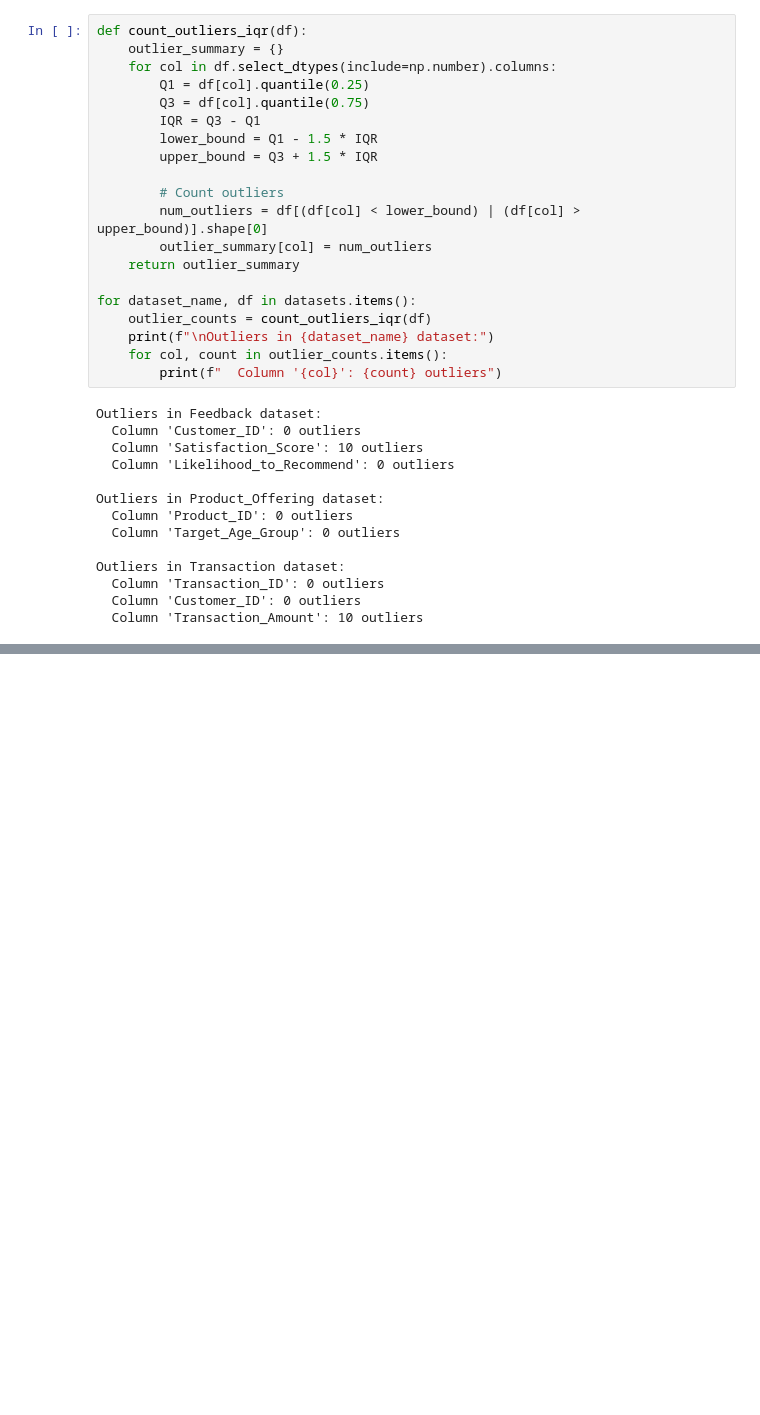
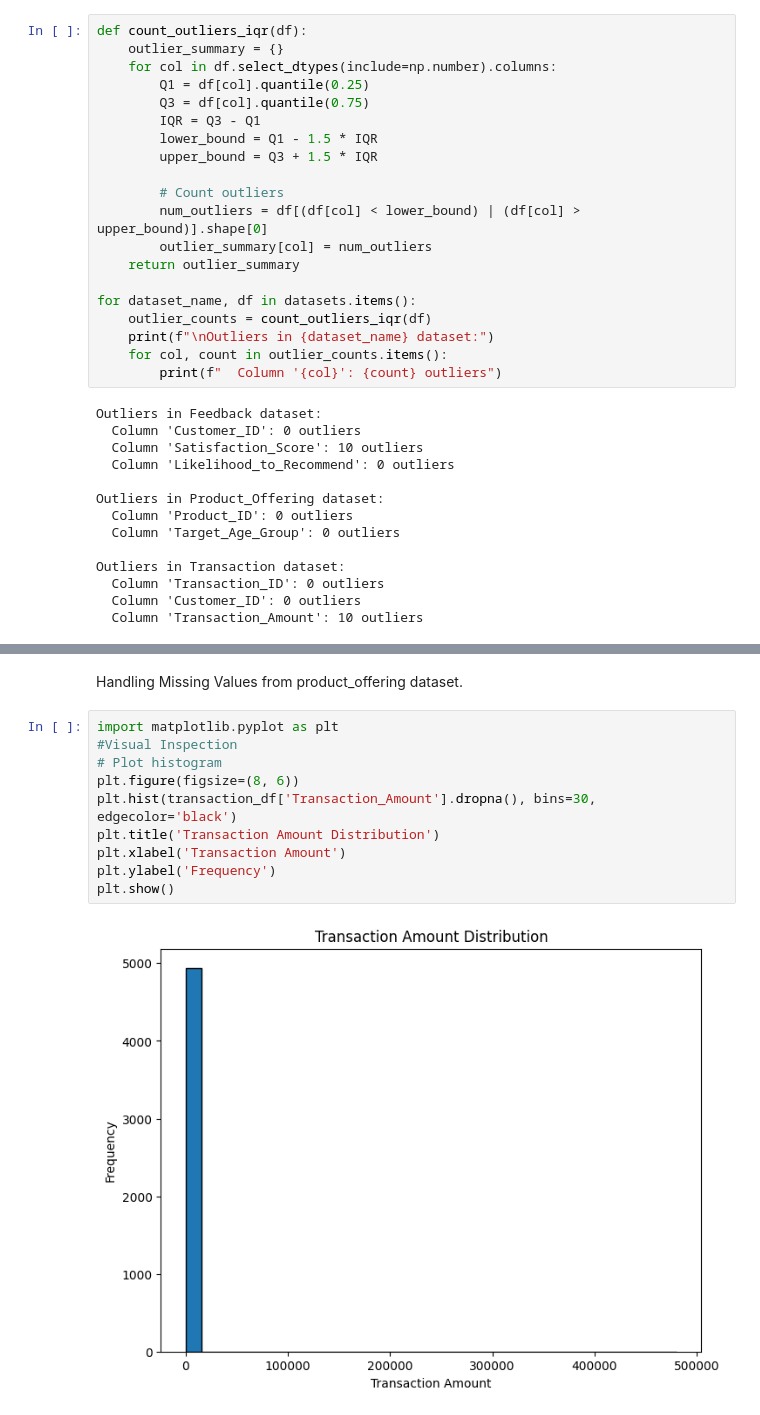
Before and after one commit to JogNov29/MO-IT128-Data-Mining-Principles, a Jupyter notebook: Project_Dataset_Preprocessing_and_Feature_Engineering_[Data_Mining].ipynb, the cells around one changed output, grey strips where cells are left out. Drawn from its saved outputs; the diff is of its cells as text; blank space fills up the shorter version.

```diff
--- a/Project_Dataset_Preprocessing_and_Feature_Engineering_[Data_Mining].ipynb
+++ b/Project_Dataset_Preprocessing_and_Feature_Engineering_[Data_Mining].ipynb
@@ -358,0 +427,14 @@ Outliers in Transaction dataset:
+# %% [markdown]
+Handling Missing Values from product_offering dataset.
+# %%
+import matplotlib.pyplot as plt
+#Visual Inspection
+# Plot histogram
+plt.figure(figsize=(8, 6))
+plt.hist(transaction_df['Transaction_Amount'].dropna(), bins=30, edgecolor='black')
+plt.title('Transaction Amount Distribution')
+plt.xlabel('Transaction Amount')
+plt.ylabel('Frequency')
+plt.show()
+# %% [output]
+[figure, added]
```
Also changed, not shown: parts of 15 cells of this notebook.
